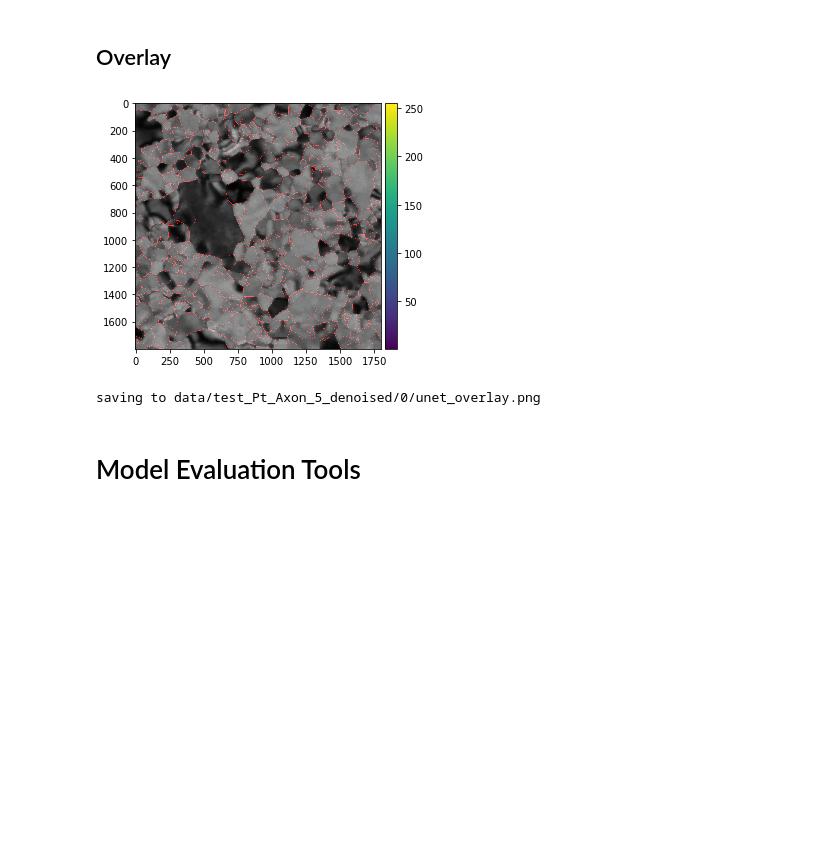
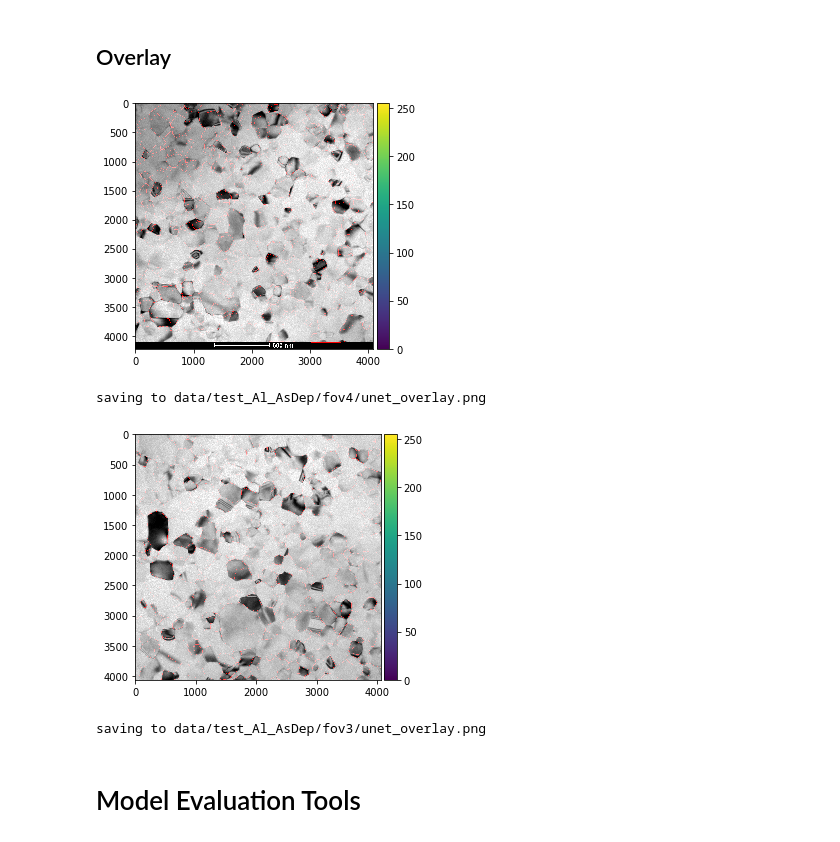
Before and after one commit to xkstein/Grain-U-Net, a Jupyter notebook: main.ipynb, the cells around one changed output. Saved outputs shown, nothing was run; the diff lists cells and outputs as text; code cells hidden in the pictures; blank space fills up the shorter version.

Commit message:
Transfer learning + data analysis
Last backup before new preprocessing

```diff
--- a/main.ipynb
+++ b/main.ipynb
@@ -256,18 +231,18 @@ Min: 128.54458618164062, Max: 255.0, Shape: (2048, 2048)
 # %% [markdown]
 # Post Processing
 # %%
-from pathlib import Path
+from pathlib import Path, PurePath
 from skimage import io
 from src import post_process
 import numpy as np
 import pathlib
 
-test_dir = Path('data/test_Pt_Axon_5_denoised/')
+test_dir = Path('data/test_Al_AsDep_histmatched/')
 
 process_args = {
         'compilation': 'min',
-        'liberal_thresh': 220,     ##240 200
-        'conservative_thresh': 160,
+        'liberal_thresh': 240,     ##240 200
+        'conservative_thresh': 200,
         'invert_double_thresh': True,
         'n_dilations': 2,
         'min_grain_area': 300,
@@ -315,6 +290,6 @@ for FOV in test_dir.glob('*'):
     plt.close()
 
 
-    io.imsave(FOV / 'unet_skel.png', 255 * data['pruned_skeleton'].astype('uint8'))
+    io.imsave(FOV / 'unet_skel{}.png'.format(PurePath(test_dir).name), 255 * data['pruned_skeleton'].astype('uint8'))
     print('Saving to: FOV / ' + 'unet_skel.png')
 # %% [output]
@@ -327,38 +310,39 @@ from pathlib import Path
 import numpy as np
 import os
 
-test_dir = Path('data/test_Pt_Axon_5_denoised/')
+test_dir = Path('data/test_Al_AsDep/')
 
 for FOV in test_dir.glob('*'):
     if not (FOV / 'raw').is_dir():
         continue
-    for fname in FOV.glob('raw/*.png'):
+    for fname in FOV.glob('raw/*.tif'):
         raw_img = io.imread(fname)
 
         if (np.max(raw_img) > 255):  #if not 8 bit depth, scale
             raw_img = raw_img-raw_img.min()
             raw_img = 255*(raw_img / np.ptp(raw_img))
 
         sk_img = io.imread(FOV / 'unet_skel.png') #sk_img is unet
         sk_img = 255 * transform.resize(sk_img, raw_img.shape, anti_aliasing=False) #resizing network output to raw
         fusion_img = np.zeros((raw_img.shape[0], raw_img.shape[1], 3), dtype=int) #
         fusion_img[:, :, 0] = raw_img
         fusion_img[:, :, 1] = raw_img
         fusion_img[:, :, 2] = raw_img
         fusion_img[sk_img > 0, 0] = 255
 
         '''ht_img = io.imread(FOV / 'key' / 'trace.png')
         ht_img = 255 - (255*transform.resize(ht_img, raw_img.shape, anti_aliasing=False))
         fusion_img[ht_img > 0, 1] = 255'''
         io.imshow(fusion_img)
         io.show()
         io.imsave(FOV / 'unet_overlay.png', fusion_img.astype('uint8'))
         print('saving to ' + str(FOV) + '/unet_overlay.png')
         break
-    break
 # %% [output]
-[figure, old version]
+[figure, new version]
-saving to data/test_Pt_Axon_5_denoised/0/unet_overlay.png
+saving to data/test_Al_AsDep/fov4/unet_overlay.png
+[figure, added]
+saving to data/test_Al_AsDep/fov3/unet_overlay.png
 # %% [markdown]
 # Model Evaluation Tools
 # %% [markdown]
```
Also changed, not shown: parts of 8 cells of this notebook, 26 other files.
